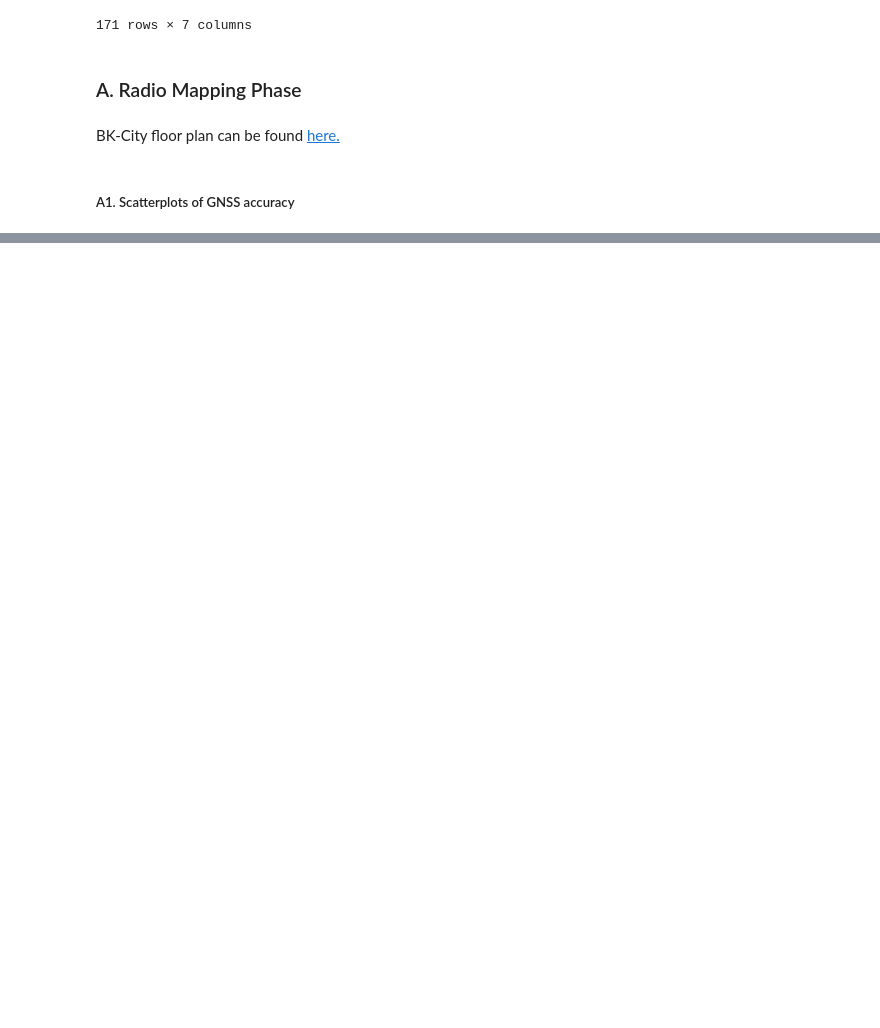
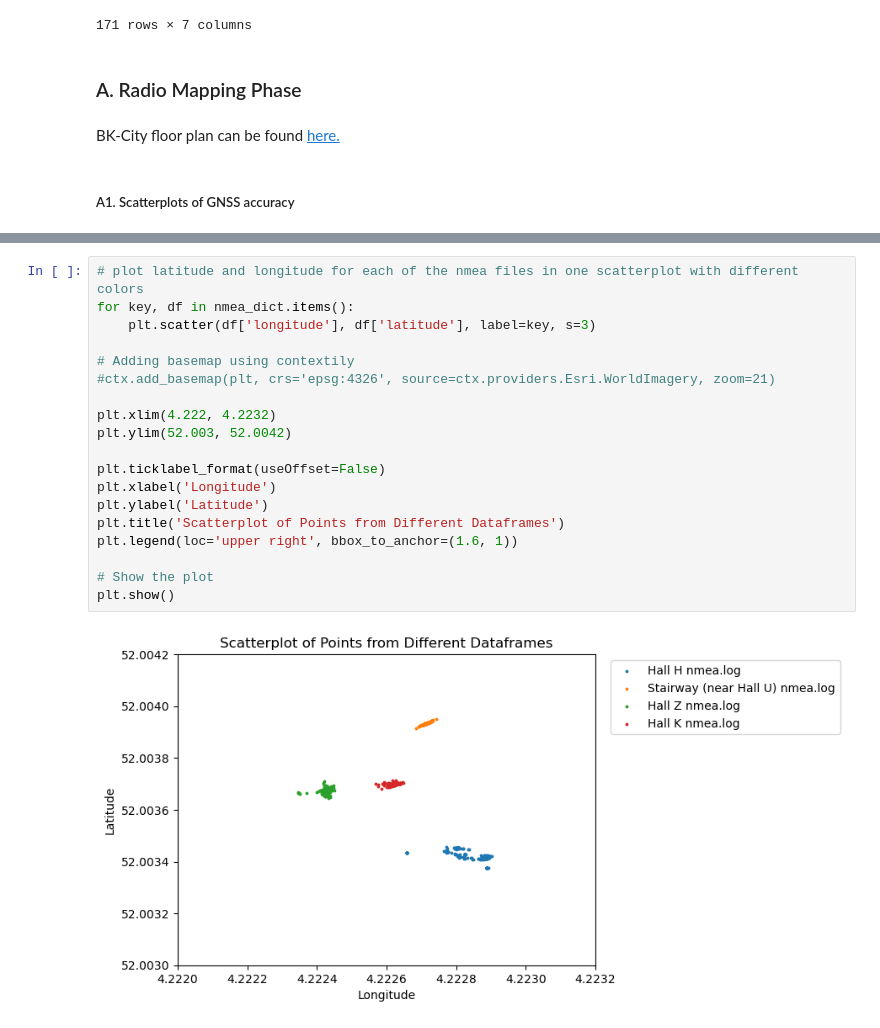
Before and after one commit to Nelis5174473/Wi-Fi-Fingerprinting-GEO1003, a Jupyter notebook: Analysis.ipynb, the cells around one changed output, grey strips where cells are left out. Cells and saved outputs as stored; diff of their text form; blank space fills up the shorter version.

Commit message:
plots

```diff
--- a/Analysis.ipynb
+++ b/Analysis.ipynb
@@ -163,0 +154,21 @@ for file in nmea_files:
+# %%
+# plot latitude and longitude for each of the nmea files in one scatterplot with different colors
+for key, df in nmea_dict.items():
+    plt.scatter(df['longitude'], df['latitude'], label=key, s=3)
+
+# Adding basemap using contextily
+#ctx.add_basemap(plt, crs='epsg:4326', source=ctx.providers.Esri.WorldImagery, zoom=21)
+
+plt.xlim(4.222, 4.2232)
+plt.ylim(52.003, 52.0042)
+
+plt.ticklabel_format(useOffset=False)
+plt.xlabel('Longitude')
+plt.ylabel('Latitude')
+plt.title('Scatterplot of Points from Different Dataframes')
+plt.legend(loc='upper right', bbox_to_anchor=(1.6, 1))
+
+# Show the plot
+plt.show()
+# %% [output]
+[figure, added]
```
Also changed, not shown: parts of 4 cells of this notebook.
